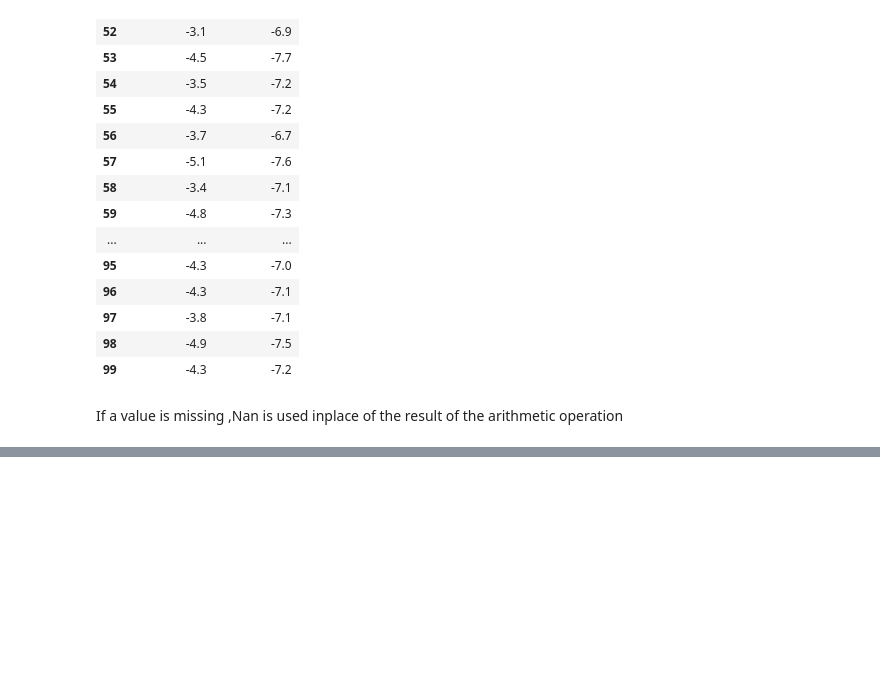
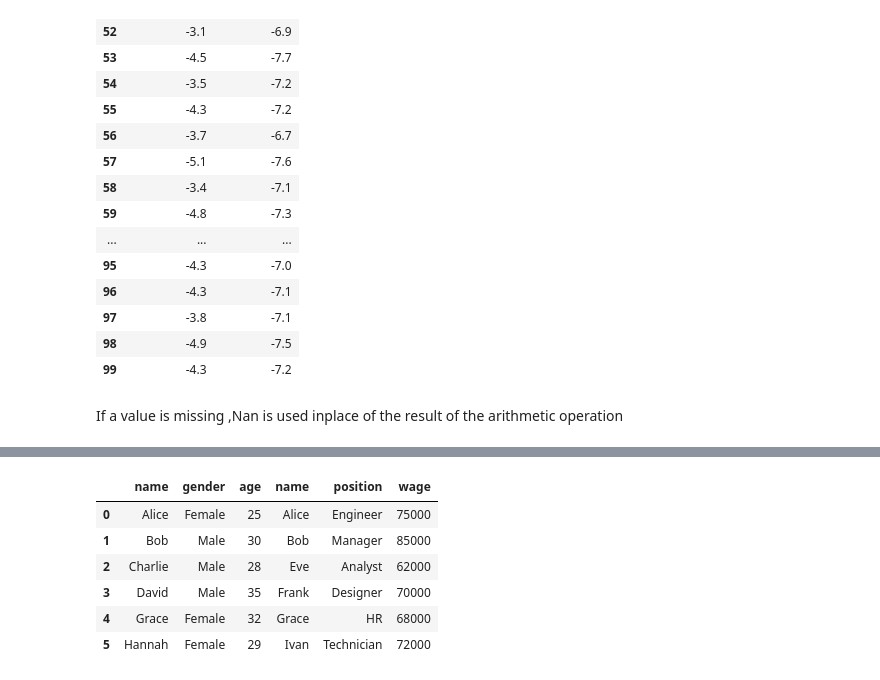
Before and after one commit to AlysterBenedict/AIML, a Jupyter notebook: Pandas/pandas.ipynb, the cells around one changed output, grey strips where cells are left out. Saved outputs shown, nothing was run; the diff lists cells and outputs as text; code cells hidden in the pictures; blank space fills up the shorter version.

```diff
--- a/Pandas/pandas.ipynb
+++ b/Pandas/pandas.ipynb
@@ -1110,0 +1176,10 @@ If a value is missing ,Nan is used inplace of the result of the arithmetic opera
+# %%
+pd.concat([df_personal,df_job],axis=1) #concatenating the two dataframes
+# %% [output]
+|  | name | gender | age | name | position | wage |
+| 0 | Alice | Female | 25 | Alice | Engineer | 75000 |
+| 1 | Bob | Male | 30 | Bob | Manager | 85000 |
+| 2 | Charlie | Male | 28 | Eve | Analyst | 62000 |
+| 3 | David | Male | 35 | Frank | Designer | 70000 |
+| 4 | Grace | Female | 32 | Grace | HR | 68000 |
+| 5 | Hannah | Female | 29 | Ivan | Technician | 72000 |
```
Also changed, not shown: parts of 5 cells of this notebook.
